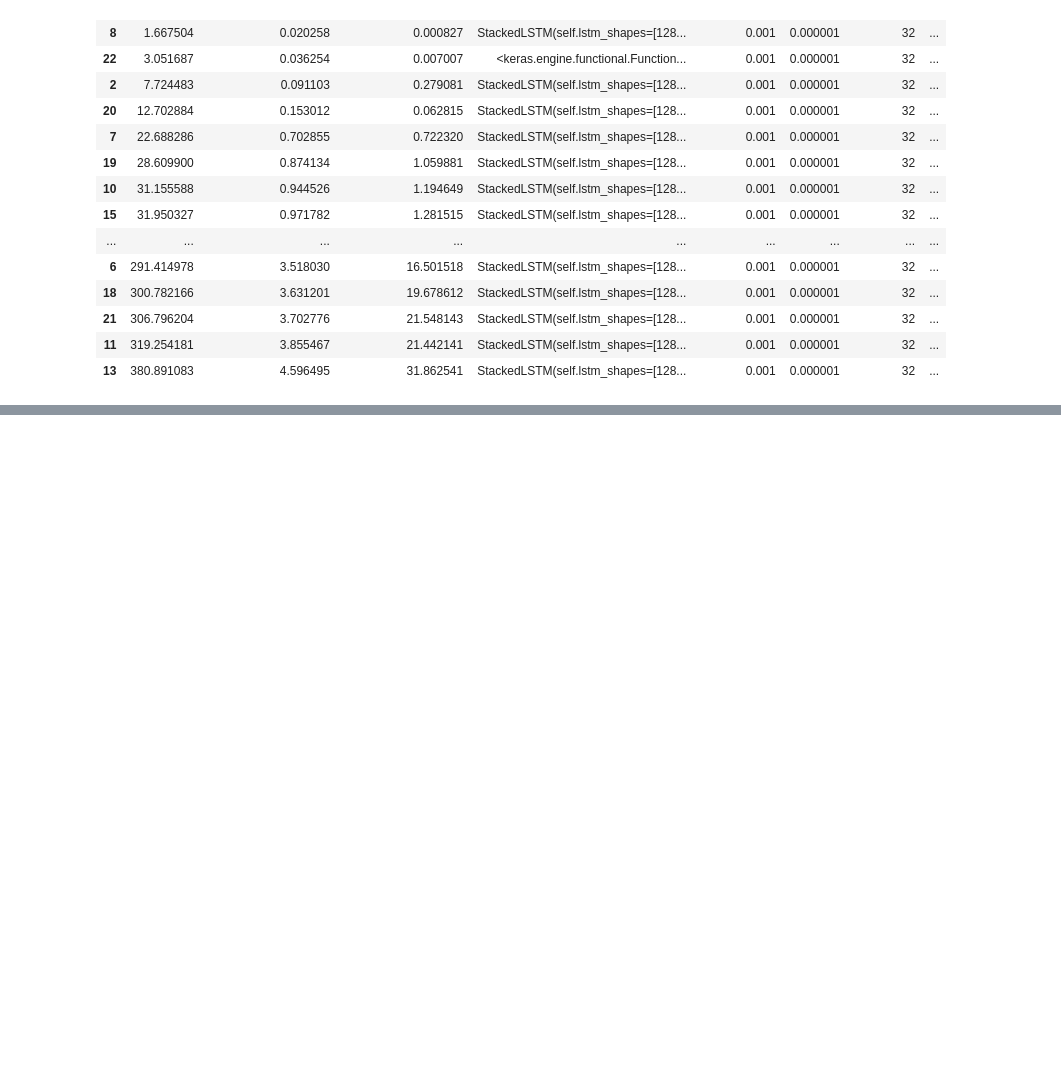
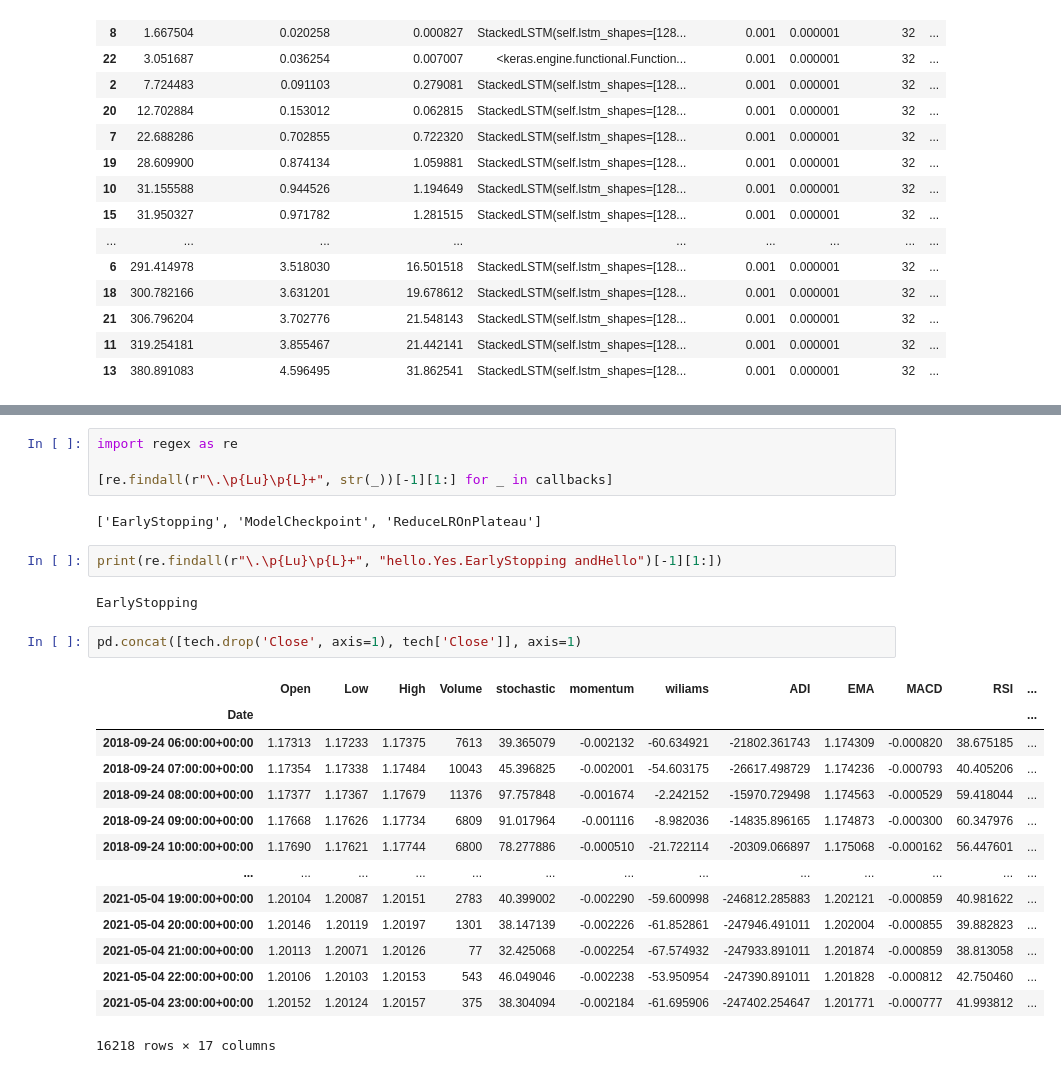
Before and after one commit to simondanielsson/FinBERT-LSIMF, a Jupyter notebook: exploration/exploration.ipynb, the cells around one changed output, grey strips where cells are left out. Drawn from its saved outputs; the diff is of its cells as text; blank space fills up the shorter version.

```diff
--- a/exploration/exploration.ipynb
+++ b/exploration/exploration.ipynb
@@ -1240,0 +1267,27 @@ pd.read_csv(summary_path).sort_values('loss')
+# %%
+import regex as re
+
+[re.findall(r"\.\p{Lu}\p{L}+", str(_))[-1][1:] for _ in callbacks]
+# %% [output]
+['EarlyStopping', 'ModelCheckpoint', 'ReduceLROnPlateau']
+# %%
+print(re.findall(r"\.\p{Lu}\p{L}+", "hello.Yes.EarlyStopping andHello")[-1][1:])
+# %% [output]
+EarlyStopping
+# %%
+pd.concat([tech.drop('Close', axis=1), tech['Close']], axis=1)
+# %% [output]
+|  | Open | Low | High | Volume | stochastic | momentum | wiliams | ADI | EMA | MACD | RSI | ... |
+| Date |  |  |  |  |  |  |  |  |  |  |  | ... |
+| 2018-09-24 06:00:00+00:00 | 1.17313 | 1.17233 | 1.17375 | 7613 | 39.365079 | -0.002132 | -60.634921 | -21802.361743 | 1.174309 | -0.000820 | 38.675185 | ... |
+| 2018-09-24 07:00:00+00:00 | 1.17354 | 1.17338 | 1.17484 | 10043 | 45.396825 | -0.002001 | -54.603175 | -26617.498729 | 1.174236 | -0.000793 | 40.405206 | ... |
+| 2018-09-24 08:00:00+00:00 | 1.17377 | 1.17367 | 1.17679 | 11376 | 97.757848 | -0.001674 | -2.242152 | -15970.729498 | 1.174563 | -0.000529 | 59.418044 | ... |
+| 2018-09-24 09:00:00+00:00 | 1.17668 | 1.17626 | 1.17734 | 6809 | 91.017964 | -0.001116 | -8.982036 | -14835.896165 | 1.174873 | -0.000300 | 60.347976 | ... |
+| 2018-09-24 10:00:00+00:00 | 1.17690 | 1.17621 | 1.17744 | 6800 | 78.277886 | -0.000510 | -21.722114 | -20309.066897 | 1.175068 | -0.000162 | 56.447601 | ... |
+| ... | ... | ... | ... | ... | ... | ... | ... | ... | ... | ... | ... | ... |
+| 2021-05-04 19:00:00+00:00 | 1.20104 | 1.20087 | 1.20151 | 2783 | 40.399002 | -0.002290 | -59.600998 | -246812.285883 | 1.202121 | -0.000859 | 40.981622 | ... |
+| 2021-05-04 20:00:00+00:00 | 1.20146 | 1.20119 | 1.20197 | 1301 | 38.147139 | -0.002226 | -61.852861 | -247946.491011 | 1.202004 | -0.000855 | 39.882823 | ... |
+| 2021-05-04 21:00:00+00:00 | 1.20113 | 1.20071 | 1.20126 | 77 | 32.425068 | -0.002254 | -67.574932 | -247933.891011 | 1.201874 | -0.000859 | 38.813058 | ... |
+| 2021-05-04 22:00:00+00:00 | 1.20106 | 1.20103 | 1.20153 | 543 | 46.049046 | -0.002238 | -53.950954 | -247390.891011 | 1.201828 | -0.000812 | 42.750460 | ... |
+| 2021-05-04 23:00:00+00:00 | 1.20152 | 1.20124 | 1.20157 | 375 | 38.304094 | -0.002184 | -61.695906 | -247402.254647 | 1.201771 | -0.000777 | 41.993812 | ... |
+16218 rows × 17 columns
```
Also changed, not shown: parts of 5 cells of this notebook.
